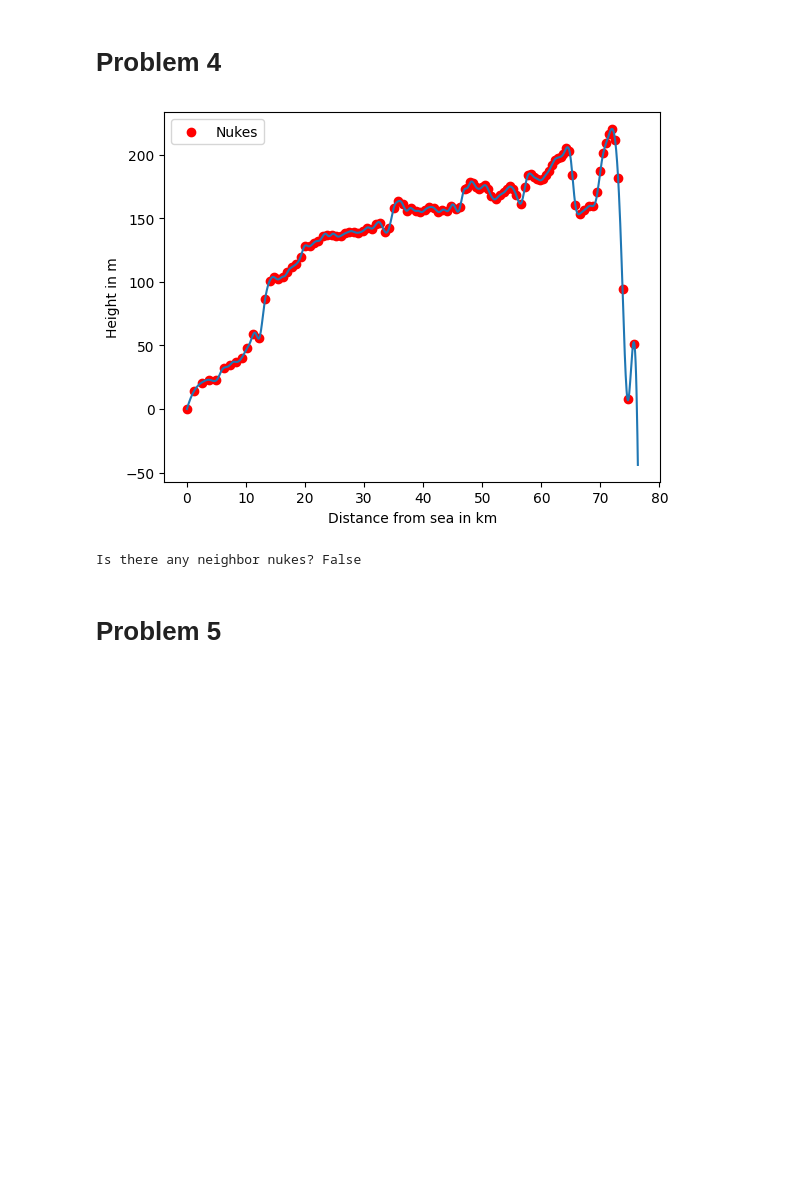
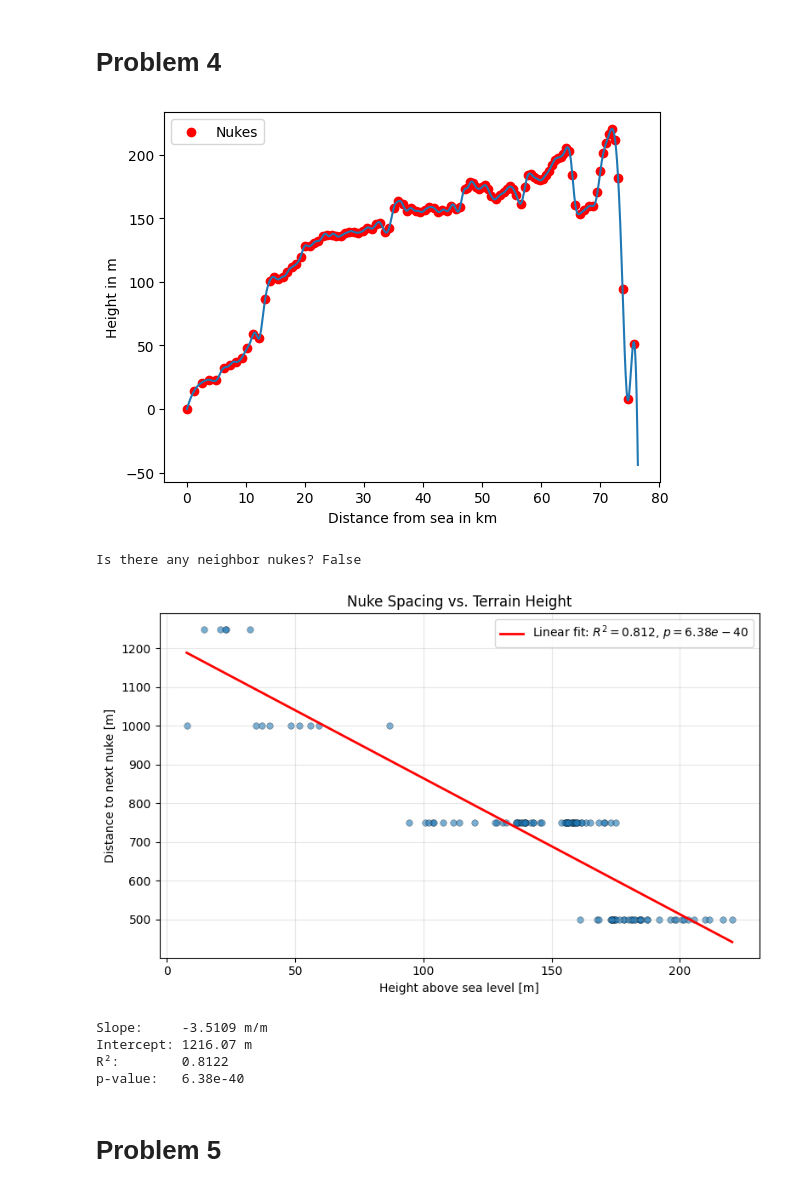
Before and after one commit to Maccen26/mat-mod-opgaver, a Jupyter notebook: qattara_depression/Interpolation.ipynb, the cells around one changed output. Drawn from its saved outputs; the diff is of its cells as text; code cells hidden in the pictures; blank space fills up the shorter version.

```diff
--- a/qattara_depression/Interpolation.ipynb
+++ b/qattara_depression/Interpolation.ipynb
@@ -113,33 +178,40 @@ Is there any neighbor nukes? False
 objVal = 27934
 nukes = [1, 0, 0, 0, 0, 1, 0, 0, 0, 0, 1, 0, 0, 0, 0, 1, 0, 0, 0, 0, 1, 0, 0, 0, 0, 1, 0, 0, 0, 1, 0, 0, 0, 1, 0, 0, 0, 1, 0, 0, 0, 1, 0, 0, 0, 1, 0, 0, 0, 1, 0, 0, 0, 1, 0, 0, 1, 0, 0, 1, 0, 0, 1, 0, 0, 1, 0, 0, 1, 0, 0, 1, 0, 0, 1, 0, 0, 1, 0, 0, 1, 0, 0, 1, 0, 0, 1, 0, 0, 1, 0, 0, 1, 0, 0, 1, 0, 0, 1, 0, 0, 1, 0, 0, 1, 0, 0, 1, 0, 0, 1, 0, 0, 1, 0, 0, 1, 0, 0, 1, 0, 0, 1, 0, 0, 1, 0, 0, 1, 0, 0, 1, 0, 0, 1, 0, 0, 1, 0, 0, 1, 0, 0, 1, 0, 0, 1, 0, 0, 1, 0, 0, 1, 0, 0, 1, 0, 0, 1, 0, 0, 1, 0, 0, 1, 0, 0, 1, 0, 0, 1, 0, 0, 1, 0, 0, 1, 0, 0, 1, 0, 0, 1, 0, 0, 1, 0, 0, 1, 0, 1, 0, 1, 0, 1, 0, 1, 0, 1, 0, 1, 0, 1, 0, 1, 0, 1, 0, 0, 1, 0, 0, 1, 0, 0, 1, 0, 1, 0, 1, 0, 1, 0, 1, 0, 0, 1, 0, 0, 1, 0, 1, 0, 1, 0, 1, 0, 1, 0, 1, 0, 1, 0, 1, 0, 1, 0, 1, 0, 1, 0, 1, 0, 1, 0, 1, 0, 1, 0, 1, 0, 1, 0, 1, 0, 0, 1, 0, 0, 1, 0, 0, 1, 0, 0, 1, 0, 0, 1, 0, 1, 0, 1, 0, 1, 0, 1, 0, 1, 0, 1, 0, 1, 0, 0, 1, 0, 0, 0, 1, 0, 0, 0, 1, 0, 0]
 nukesX = []
 nukesY = []
 for i in range(len(nukes)):
     if nukes[i] == 1.0:
         nukesX.append(i * dist)
         nukesY.append(interpolator(i * dist).flatten()[0])
 nukesX = np.array(nukesX)
 nukesY = np.array(nukesY)
 
 plt.figure()
 plt.plot(x/1000, y)
 plt.scatter(nukesX/1000, nukesY, color="red", label="Nukes")
 plt.xlabel("Distance from sea in km")
 plt.ylabel("Height in m")
 plt.legend()
 plt.show()
 
 neightbor = False
 
 for i in range(1, len(nukes)):
     if nukes[i] == 1.0 and nukes[i-1] == 1.0:
         neightbor = True
         break
 
 print("Is there any neighbor nukes?", neightbor)
+
+plot_nuke_spacing_vs_height(nukesX, nukesY)
 # %% [output]
 [figure]
 Is there any neighbor nukes? False
+[figure, added]
+Slope:     -3.5109 m/m
+Intercept: 1216.07 m
+R²:        0.8122
+p-value:   6.38e-40
 # %% [markdown]
 # Problem 5
 # %%
```
Also changed, not shown: parts of 5 cells of this notebook, 2 other files.
